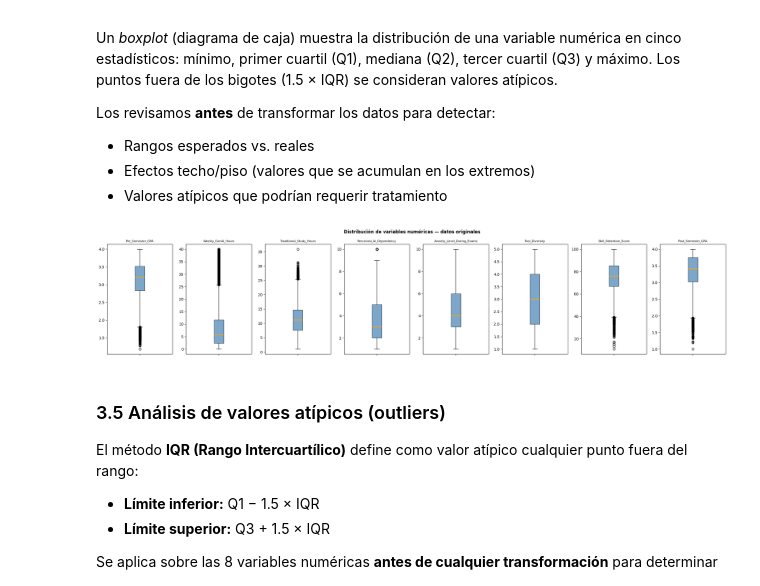
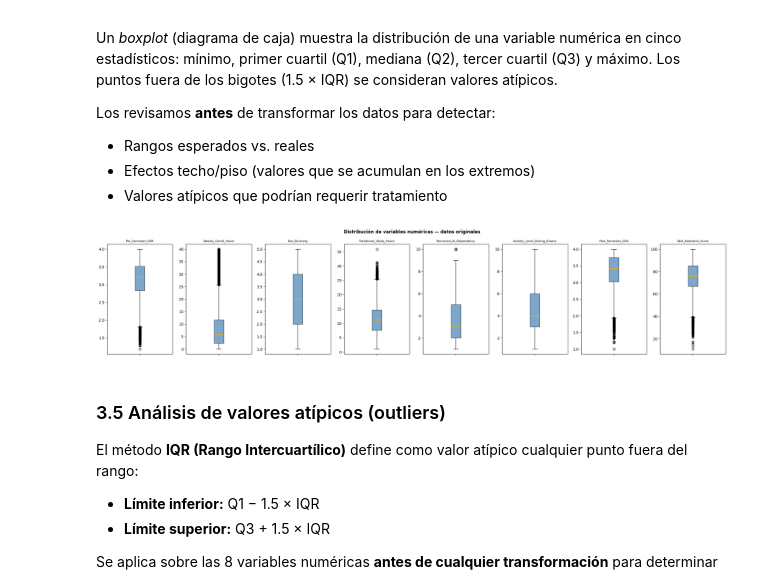
Before and after one commit to dark452/mcdi500_s1_grupo1, a Jupyter notebook: notebooks/F2_EDA_Limpieza.ipynb, the cells around one changed output. Cells and saved outputs as stored; diff of their text form; code cells hidden in the pictures.

```diff
--- a/notebooks/F2_EDA_Limpieza.ipynb
+++ b/notebooks/F2_EDA_Limpieza.ipynb
@@ -91,0 +96,13 @@ Dataset cargado: 50,000 filas x 16 columnas
+# %%
+COLUMNAS_NUMERICAS = [
+    'Pre_Semester_GPA',
+    'Weekly_GenAI_Hours',
+    'Tool_Diversity',
+    'Traditional_Study_Hours',
+    'Perceived_AI_Dependency',
+    'Anxiety_Level_During_Exams',
+    'Post_Semester_GPA',
+    'Skill_Retention_Score',
+]
+
+COLUMNAS_NUMERICAS
@@ -217,42 +243,30 @@ Los revisamos **antes** de transformar los datos para detectar:
 # %%
 def mostrar_boxplots(df: pd.DataFrame, columnas: list, titulo: str) -> None:
     """Genera un boxplot por cada columna numérica indicada.
 
     Parámetros
     ----------
     df       : pd.DataFrame
     columnas : list[str] — columnas numéricas a graficar
     titulo   : str — título general de la figura
     """
     n = len(columnas)
     fig, axes = plt.subplots(1, n, figsize=(3 * n, 5))
     if n == 1:
         axes = [axes]
     for ax, col in zip(axes, columnas):
         ax.boxplot(df[col].dropna(), patch_artist=True,
                    boxprops=dict(facecolor='steelblue', alpha=0.7),
                    medianprops=dict(color='orange', linewidth=2))
         ax.set_title(col, fontsize=8, wrap=True)
         ax.tick_params(axis='x', labelbottom=False)
     fig.suptitle(titulo, fontsize=12, fontweight='bold')
     plt.tight_layout()
     plt.show()
 
-
-COLUMNAS_NUMERICAS_RAW = [
-    'Pre_Semester_GPA',
-    'Weekly_GenAI_Hours',
-    'Traditional_Study_Hours',
-    'Perceived_AI_Dependency',
-    'Anxiety_Level_During_Exams',
-    'Tool_Diversity',
-    'Skill_Retention_Score',
-    'Post_Semester_GPA',
-]
-
-mostrar_boxplots(df, COLUMNAS_NUMERICAS_RAW, 'Distribución de variables numéricas — datos originales')
+mostrar_boxplots(df, COLUMNAS_NUMERICAS, 'Distribución de variables numéricas — datos originales')
 # %% [output]
-[figure, old version]
+[figure, new version]
 # %% [markdown]
 ### 3.5 Análisis de valores atípicos (outliers)
 
```
Also changed, not shown: parts of 16 cells of this notebook.
